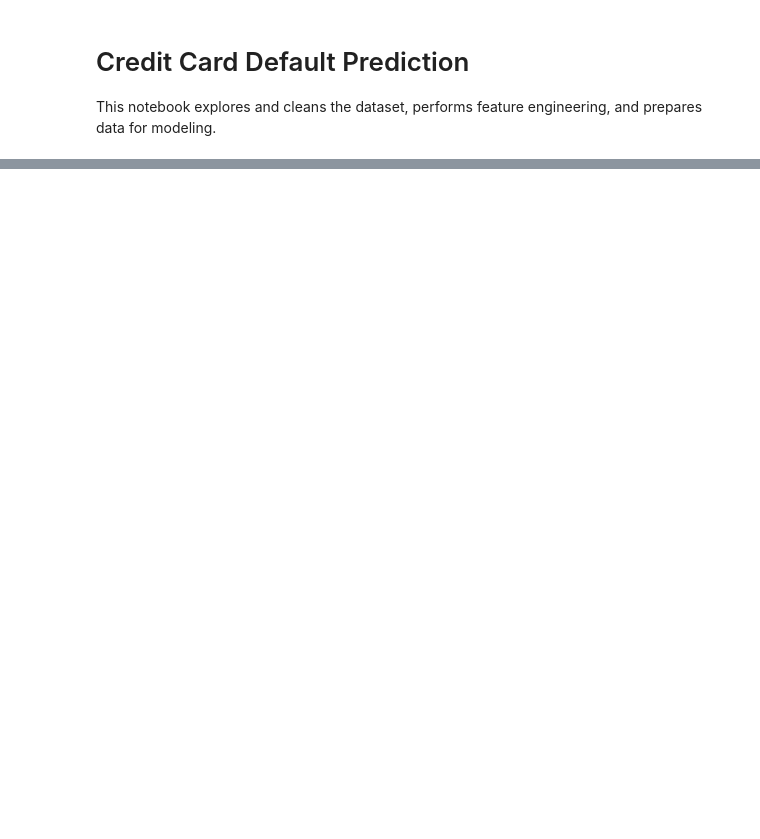
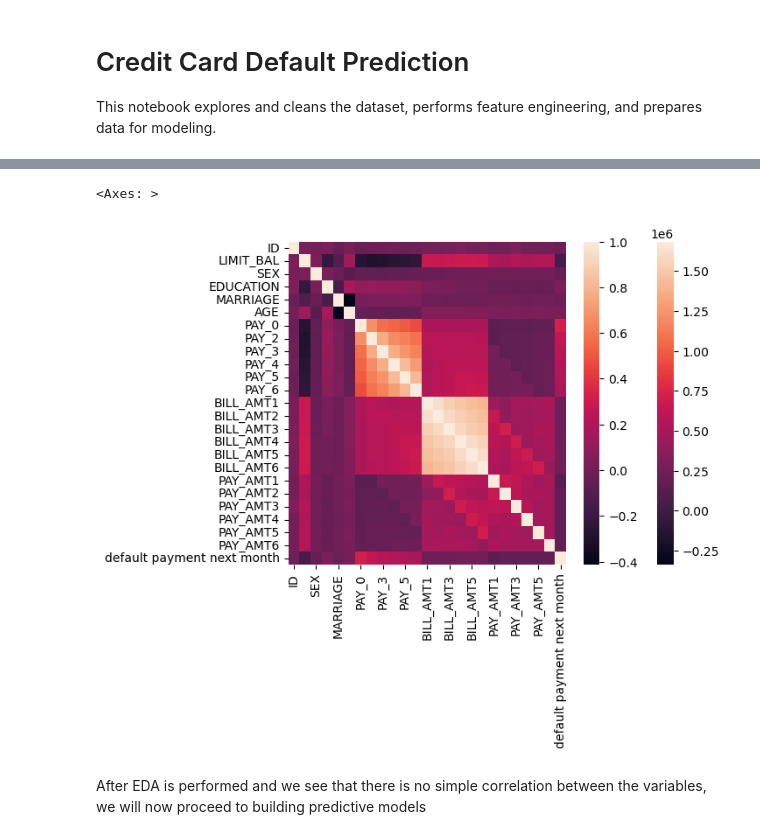
Before and after one commit to xblam/store_sales_predictions, a Jupyter notebook: notebooks/01_data_cleaning.ipynb, the cells around one changed output, grey strips where cells are left out. Cells and saved outputs as stored; diff of their text form; code cells hidden in the pictures; blank space fills up the shorter version.

```diff
--- a/notebooks/01_data_cleaning.ipynb
+++ b/notebooks/01_data_cleaning.ipynb
@@ -69,0 +82,17 @@ memory usage: 5.7 MB
+# %%
+# now see if there is any correlation between the features of the df
+corr_matrix = df.corr()
+strong_corr_matrix = corr_matrix[(corr_matrix > 0.7) | (corr_matrix < -0.7)]
+strong_corr_matrix
+
+# now to see if there is any clear and strong correlation between the features and the labels
+last_col = corr_matrix.iloc[-1]
+last_col
+
+sns.heatmap(df)
+sns.heatmap(corr_matrix) # some of these are still not dummies
+# %% [output]
+<Axes: >
+[figure, added]
+# %% [markdown]
+After EDA is performed and we see that there is no simple correlation between the variables, we will now proceed to building predictive models
```
Also changed, not shown: parts of 5 cells of this notebook, 1 other file.
